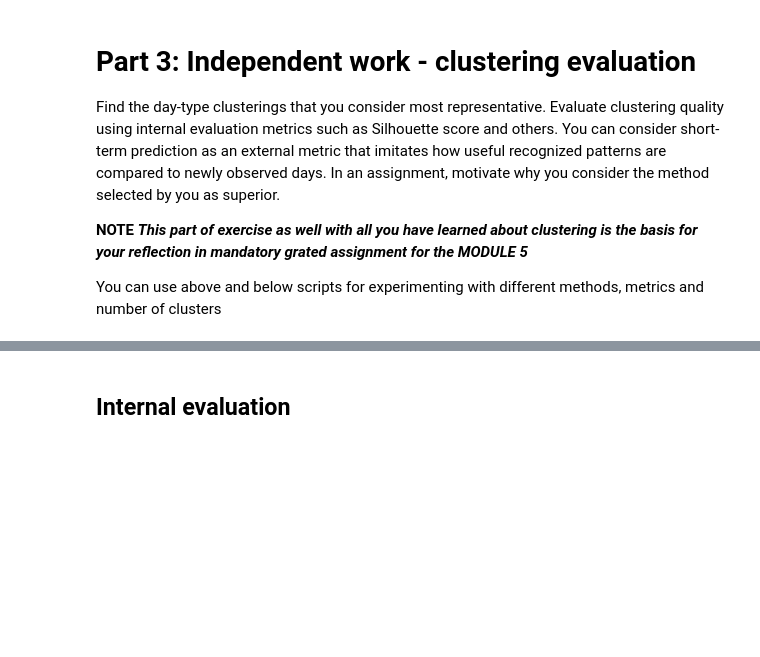
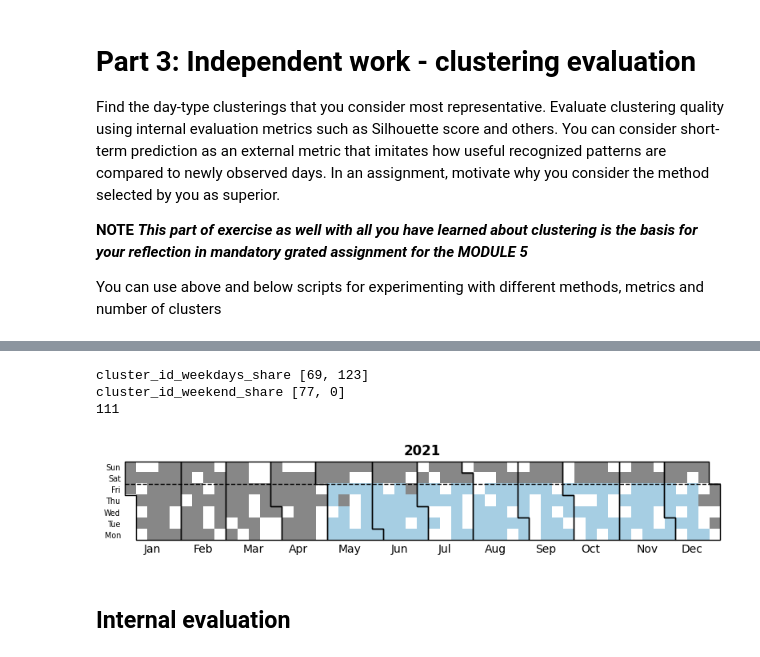
Before and after one commit to marcusflygar1-hash/AI_Course_Submissions_real, a Jupyter notebook: Exercise_5_Clustering/exercise_5_clustering.ipynb, the cells around one changed output, grey strips where cells are left out. Cells and saved outputs as stored; diff of their text form; code cells hidden in the pictures; blank space fills up the shorter version.

```diff
--- a/Exercise_5_Clustering/exercise_5_clustering.ipynb
+++ b/Exercise_5_Clustering/exercise_5_clustering.ipynb
@@ -738,3 +876,38 @@ Furthermore we can see that the density based scan clustering method fails immid
+# %%
+# train/test split with corresponding days
+X_train, X_test, days_train, days_test = train_test_split(
+    vectorized_day_dataset_no_nans,
+    days_not_nans,
+    test_size=0.2,
+    random_state=42
+)
+
+best_cluster_model = AgglomerativeClustering(
+    n_clusters=2,
+    metric="euclidean",
+    linkage="ward"
+).fit(X_train)
+
+cluster_labels = best_cluster_model.labels_
+
+n_clusters_t = len(np.unique(cluster_labels))
+days_colors, color_to_cluster, style_to_cluster = assign_colors(
+    n_clusters_t, days_train, cluster_labels
+)
+
+make_calendar_visualization_figure(
+    days_train,
+    cluster_labels,
+    n_clusters_t,
+    [2021],
+    days_colors,
+    color_to_cluster
+)
+# %% [output]
+cluster_id_weekdays_share [69, 123]
+cluster_id_weekend_share [77, 0]
+111
+[figure, added]
 # %% [markdown]
 ## Internal evaluation
 # %% [markdown]
```
Also changed, not shown: parts of 24 cells of this notebook.
